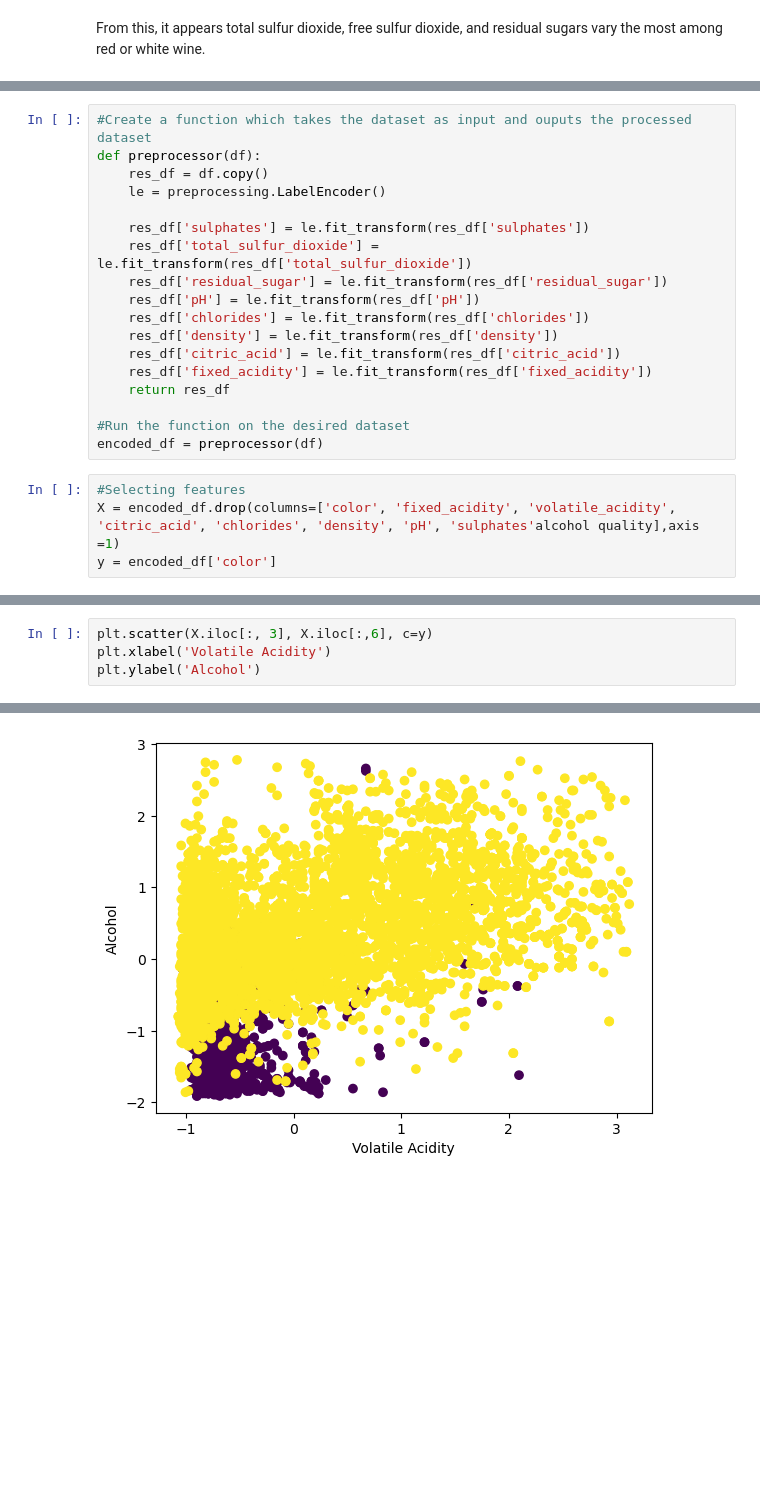
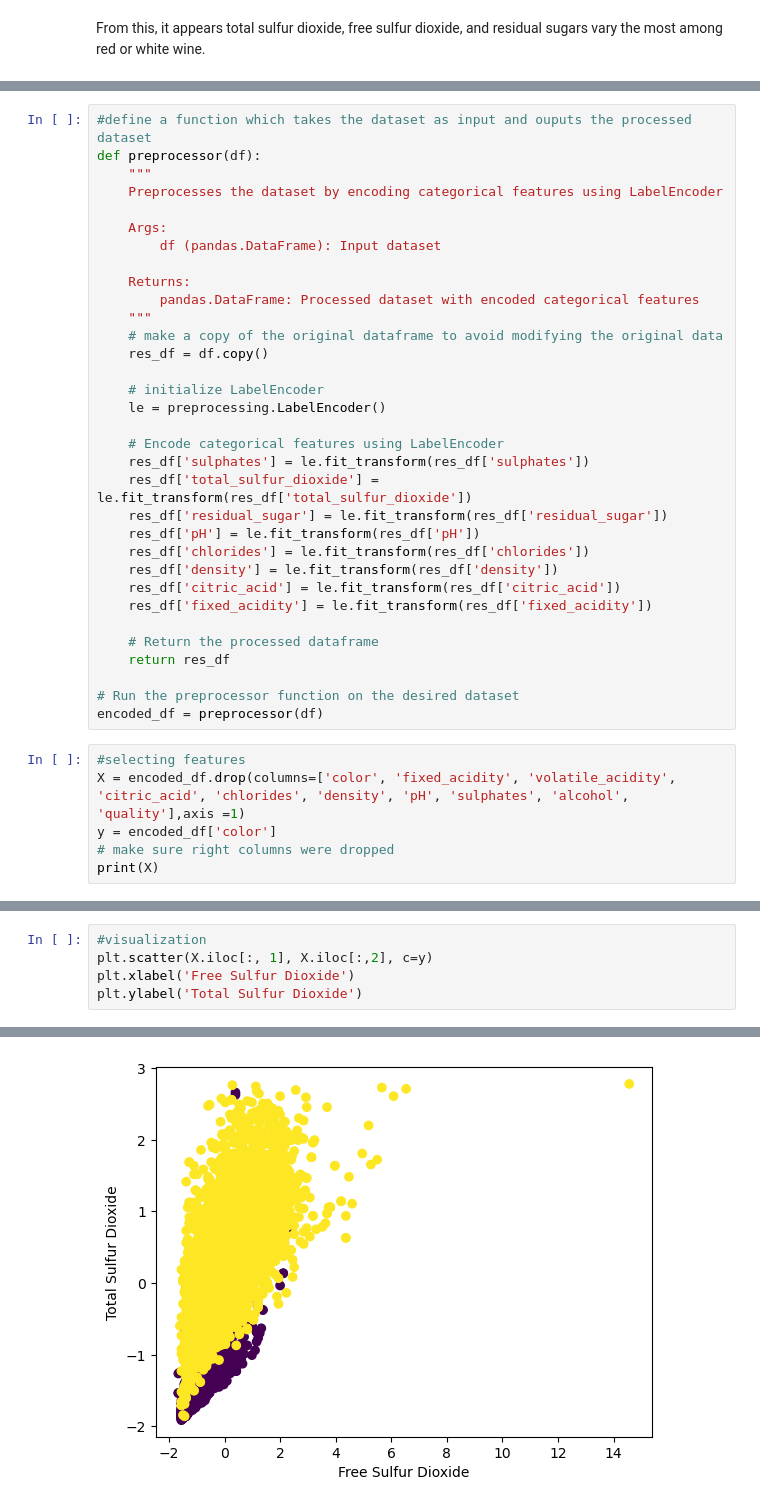
Before and after one commit to kjarjoura/INDE577, a Jupyter notebook: Supervised Learning/The Perceptron/The Preceptron.ipynb, the cells around one changed output, grey strips where cells are left out. Drawn from its saved outputs; the diff is of its cells as text; blank space fills up the shorter version.

```diff
--- a/Supervised Learning/The Perceptron/The Preceptron.ipynb
+++ b/Supervised Learning/The Perceptron/The Preceptron.ipynb
@@ -186,9 +224,22 @@ class Perceptron():
 # %%
-#Create a function which takes the dataset as input and ouputs the processed dataset
+#define a function which takes the dataset as input and ouputs the processed dataset
 def preprocessor(df):
+    """
+    Preprocesses the dataset by encoding categorical features using LabelEncoder
+
+    Args:
+        df (pandas.DataFrame): Input dataset
+
+    Returns:
+        pandas.DataFrame: Processed dataset with encoded categorical features
+    """
+    # make a copy of the original dataframe to avoid modifying the original data
     res_df = df.copy()
+
+    # initialize LabelEncoder
     le = preprocessing.LabelEncoder()
 
+    # Encode categorical features using LabelEncoder
     res_df['sulphates'] = le.fit_transform(res_df['sulphates'])
     res_df['total_sulfur_dioxide'] = le.fit_transform(res_df['total_sulfur_dioxide'])
     res_df['residual_sugar'] = le.fit_transform(res_df['residual_sugar'])
@@ -197,11 +248,15 @@ def preprocessor(df):
     res_df['density'] = le.fit_transform(res_df['density'])
     res_df['citric_acid'] = le.fit_transform(res_df['citric_acid'])
     res_df['fixed_acidity'] = le.fit_transform(res_df['fixed_acidity'])
+
+    # Return the processed dataframe
     return res_df
 
-#Run the function on the desired dataset
+# Run the preprocessor function on the desired dataset
 encoded_df = preprocessor(df)
 # %%
-#Selecting features
-X = encoded_df.drop(columns=['color', 'fixed_acidity', 'volatile_acidity', 'citric_acid', 'chlorides', 'density', 'pH', 'sulphates'alcohol	quality],axis =1)
+#selecting features
+X = encoded_df.drop(columns=['color', 'fixed_acidity', 'volatile_acidity', 'citric_acid', 'chlorides', 'density', 'pH', 'sulphates', 'alcohol', 'quality'],axis =1)
 y = encoded_df['color']
+# make sure right columns were dropped
+print(X)
@@ -221,5 +282,6 @@ Standard deviation: (1, 0)
 # %%
-plt.scatter(X.iloc[:, 3], X.iloc[:,6], c=y)
-plt.xlabel('Volatile Acidity')
-plt.ylabel('Alcohol')
+#visualization
+plt.scatter(X.iloc[:, 1], X.iloc[:,2], c=y)
+plt.xlabel('Free Sulfur Dioxide')
+plt.ylabel('Total Sulfur Dioxide')
 # %% [output]
@@ -227 +289 @@ Text(0, 0.5, 'Alcohol')
-[figure, old version]
+[figure, new version]
```
Also changed, not shown: parts of 15 cells of this notebook.
